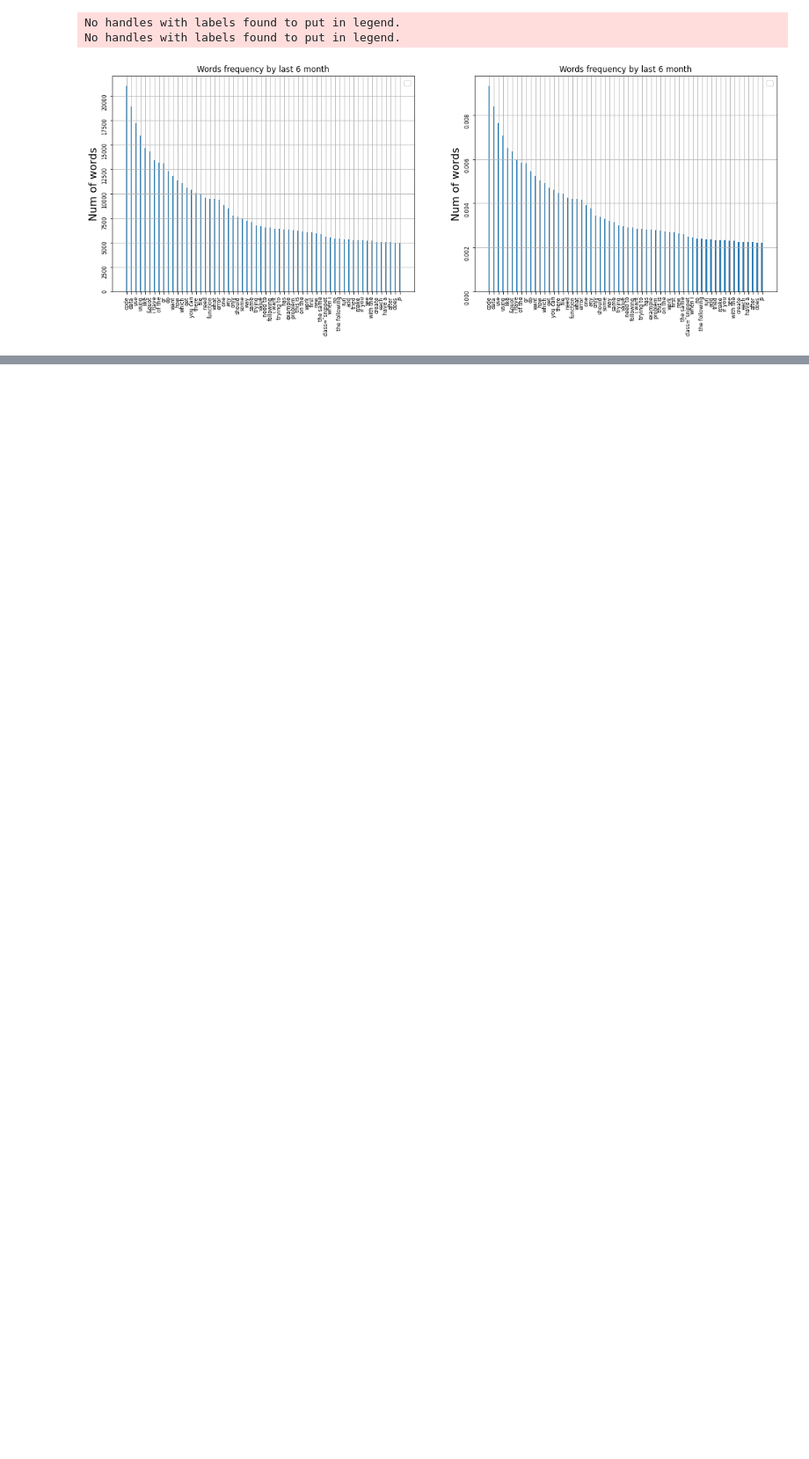
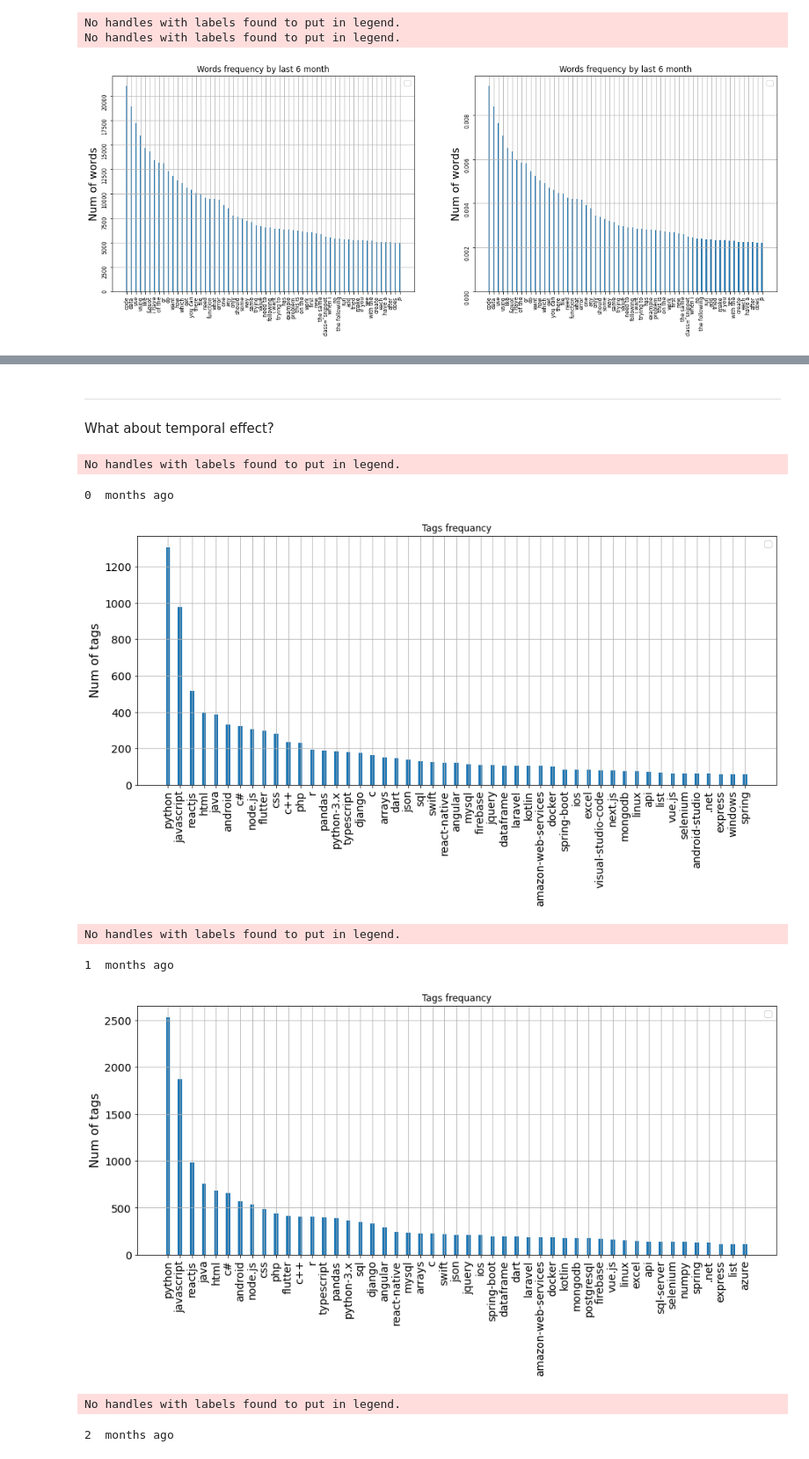
Before and after one commit to Kiri28/test_task, a Jupyter notebook: stackoverflow_words_frequency.ipynb, the cells around one changed output, grey strips where cells are left out. Shown: that part at 88% size. Cells and saved outputs as stored; diff of their text form; code cells hidden in the pictures; blank space fills up the shorter version.

```diff
--- a/stackoverflow_words_frequency.ipynb
+++ b/stackoverflow_words_frequency.ipynb
@@ -263,0 +254,38 @@ No handles with labels found to put in legend.
+# %% [markdown]
+------------
+
+What about temporal effect?
+# %%
+# Need to add nore data in database for last graphic
+temporal_arr = ['2022-02-01', '2022-01-01', '2021-12-01', '2021-11-01']
+
+for t in range(len(temporal_arr)-1):
+    t1 = temporal_arr[t]
+    t2 = temporal_arr[t+1]
+    tags_df_temp = posts_data[(posts_data['CreationDate']<=t1)&(posts_data['CreationDate']>=t2)]['Tags'].apply(lambda x: x.split(' ')).explode()
+    most_tags_labels_temp = tags_df_temp.value_counts().keys()[1:50]
+    most_tags_values_temp = tags_df_temp.value_counts().values[1:50]
+
+    labels = labels_arr
+    width = 0.35
+
+    fig, ax = plt.subplots()
+    plt.bar(most_tags_labels_temp, most_tags_values_temp, width, label='')
+
+    plt.ylabel('Num of tags')
+    plt.title('Tags frequancy')
+    plt.legend()
+    plt.xticks(rotation = 90)
+    plt.grid()
+    print(t, ' months ago')
+
+    plt.show()
+# %% [output]
+No handles with labels found to put in legend.
+0  months ago
+[figure, added]
+No handles with labels found to put in legend.
+1  months ago
+[figure, added]
+No handles with labels found to put in legend.
+2  months ago
```
Also changed, not shown: parts of 11 cells of this notebook.
